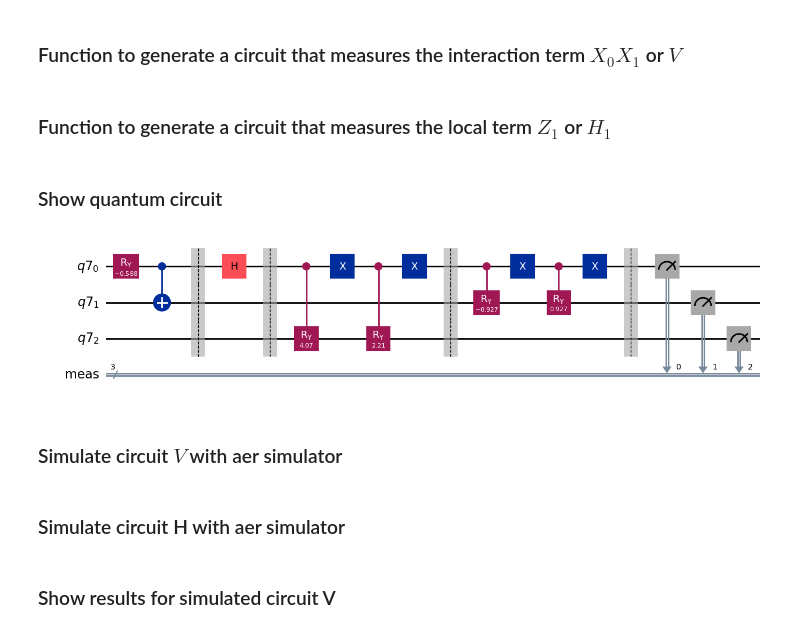
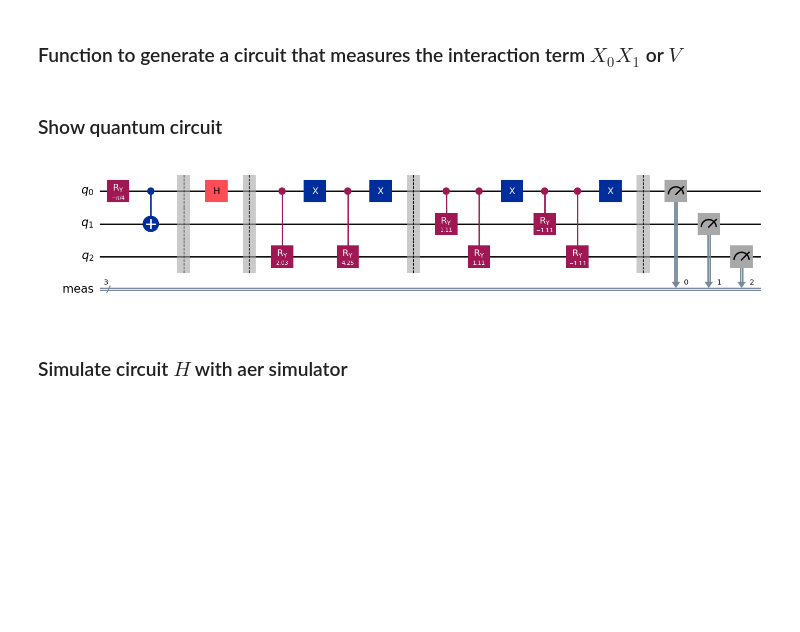
Before and after one commit to julio-cmj/Codigos, a Jupyter notebook: QET Energy storage.ipynb, the cells around one changed output. Saved outputs shown, nothing was run; the diff lists cells and outputs as text; code cells hidden in the pictures; blank space fills up the shorter version.

```diff
--- a/QET Energy storage.ipynb
+++ b/QET Energy storage.ipynb
@@ -50,51 +91,10 @@ def qc_V(h_A,h_B,k):
     qc.measure_all()
 
     return qc
-# %% [markdown]
-### Function to generate a circuit that measures the local term $Z_1$ or $H_1$
-# %%
-def qc_H(h_A,h_B,k):
-    qr = QuantumRegister(3)
-    qc = QuantumCircuit(qr)
-
-    # Prepare ground state
-    theta = np.arctan(np.sqrt((h_A/(2*k) + h_B/(2*k))**2+1)-(h_A/(2*k) + h_B/(2*k)))
-
-    qc.ry(-2*theta,qr[0])
-    qc.cx(qr[0],qr[1])
-    qc.barrier()
-
-    # Alice's projective measurement
-    qc.h(qr[0])
-    qc.barrier()
-
-    # Charlie prepare qubit C
-    phi = np.arctan(np.sqrt((h_B/(2*k))**2+1)-h_B/(2*k))
-
-    qc.cry(np.pi + 2*phi,qr[0],qr[2])
-
-    qc.x(qr[0])
-    qc.cry(np.pi - 2*phi,qr[0],qr[2])
-    qc.x(qr[0])
-    qc.barrier()
-
-    #Bob's conditional operation
-    qc.cry(-2*phi,qr[0],qr[1])
-
-    qc.x(qr[0])
-    qc.cry(2*phi,qr[0],qr[1])
-    qc.x(qr[0])
-
-    # measurament of qubit B and C
-    qc.measure_all()
-
-    return qc
 # %% [markdown]
 ### Show quantum circuit
 # %%
-qc = qc_H(1.5,1.5,1)
+qc = qc_H(1,1,1)
 qc.draw('mpl')
 # %% [output]
-[figure, old version]
+[figure, new version]
-# %% [markdown]
-### Simulate circuit $V$ with aer simulator
@@ -115,5 +101,5 @@ jobA_sim = sampler().run([qc_A], shots=n_shots)
 # %% [markdown]
-### Simulate circuit H with aer simulator
+### Simulate circuit $H$ with aer simulator
 # %%
 # Initiate simulator
 simulator = AerSimulator()
@@ -128,5 +114,3 @@ qc_B = transpile(qc, simulator, optimization_level=3)
 
 # Run job with Sampler
 jobB_sim = sampler().run([qc_B], shots=n_shots)
-# %% [markdown]
-### Show results for simulated circuit V
```
Also changed, not shown: parts of 12 cells of this notebook, 7 other files.
